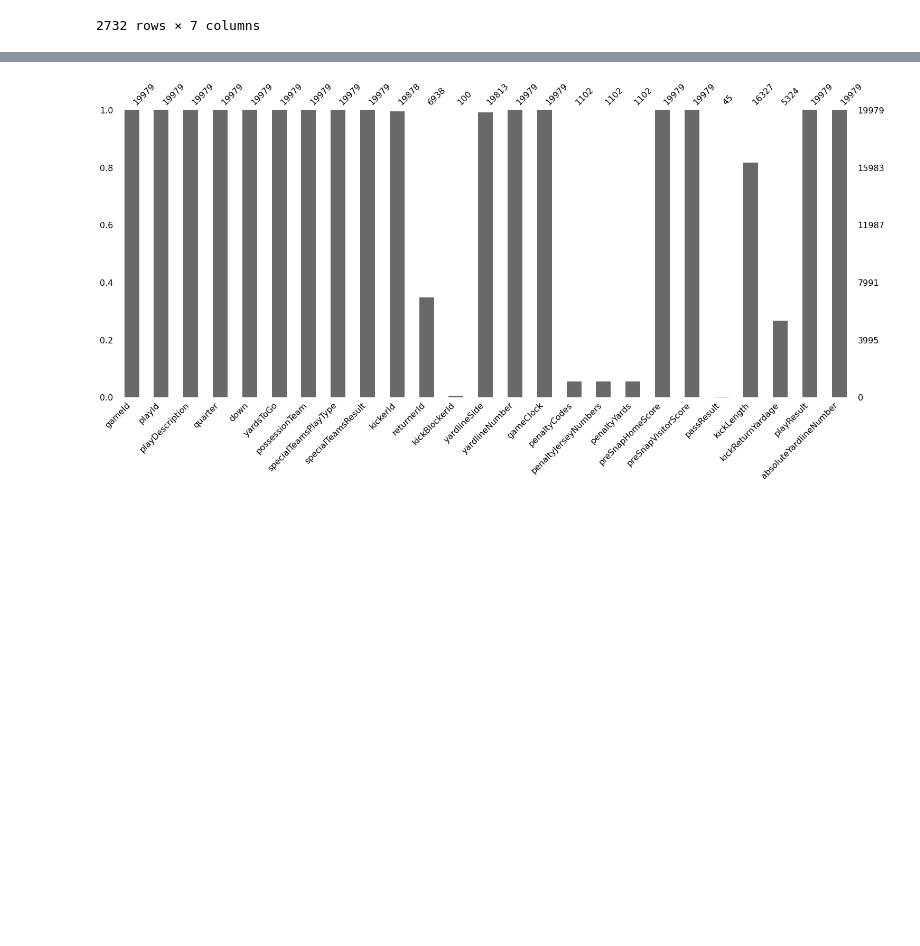
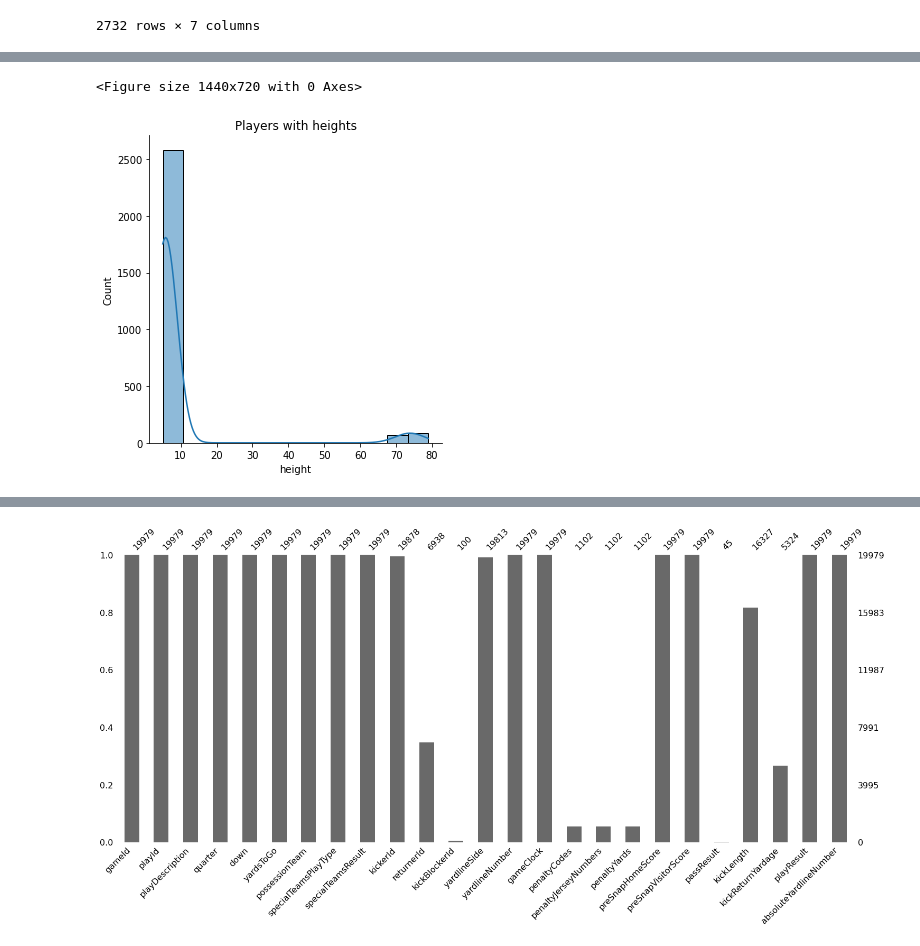
Before and after one commit to DeependraParichha1004/ML-Analysis, a Jupyter notebook: NFL.ipynb, the cells around one changed output, grey strips where cells are left out. Drawn from its saved outputs; the diff is of its cells as text; code cells hidden in the pictures; blank space fills up the shorter version.

```diff
--- a/NFL.ipynb
+++ b/NFL.ipynb
@@ -249 +141,10 @@ birth_weight.values.mean()
+# %%
+birth_height=players.groupby('birthDate')['height'].mean()
+plt.figure(figsize=(20,10))
+ax=sb.displot(data=players,x="height",kde=True)
+plt.title('Players with heights')
+plt.show()
+# %% [output]
+<Figure size 1440x720 with 0 Axes>
+[figure, added]
 # %%
```
Also changed, not shown: parts of 37 cells of this notebook.
